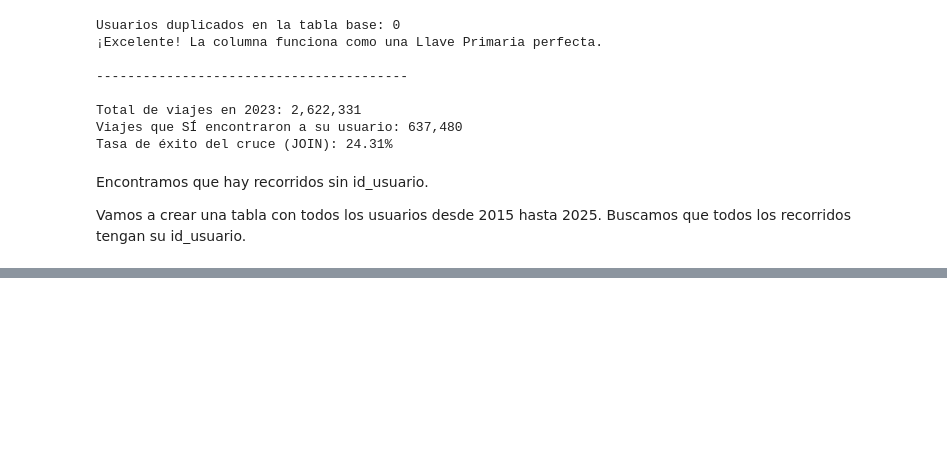
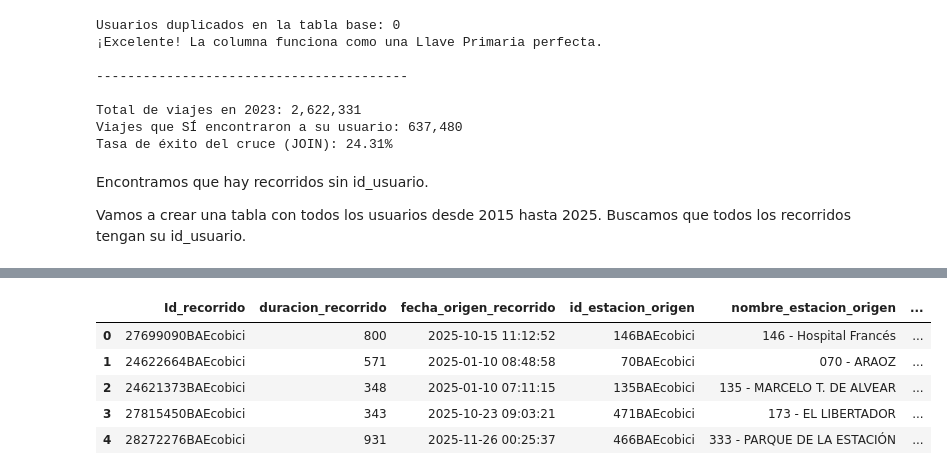
Before and after one commit to Nahirmendozacrespo/analisis-movilidad-ecobici, a Jupyter notebook: ecobici.ipynb, the cells around one changed output, grey strips where cells are left out. Cells and saved outputs as stored; diff of their text form; code cells hidden in the pictures; blank space fills up the shorter version.

```diff
--- a/ecobici.ipynb
+++ b/ecobici.ipynb
@@ -390,0 +627,11 @@ KeyError: 'id_usuario'
+# %%
+recorridos2025 = '/content/drive/MyDrive/ecobici/recorridos/recorridos-realizados-2025.csv'
+df_recorridos2025 = pd.read_csv(recorridos2025)
+df_recorridos2025.head()
+# %% [output]
+|  | Id_recorrido | duracion_recorrido | fecha_origen_recorrido | id_estacion_origen | nombre_estacion_origen | ... |
+| 0 | 27699090BAEcobici | 800 | 2025-10-15 11:12:52 | 146BAEcobici | 146 - Hospital Francés | ... |
+| 1 | 24622664BAEcobici | 571 | 2025-01-10 08:48:58 | 70BAEcobici | 070 - ARAOZ | ... |
+| 2 | 24621373BAEcobici | 348 | 2025-01-10 07:11:15 | 135BAEcobici | 135 - MARCELO T. DE ALVEAR | ... |
+| 3 | 27815450BAEcobici | 343 | 2025-10-23 09:03:21 | 471BAEcobici | 173 - EL LIBERTADOR | ... |
+| 4 | 28272276BAEcobici | 931 | 2025-11-26 00:25:37 | 466BAEcobici | 333 - PARQUE DE LA ESTACIÓN | ... |
```
Also changed, not shown: parts of 35 cells of this notebook.
